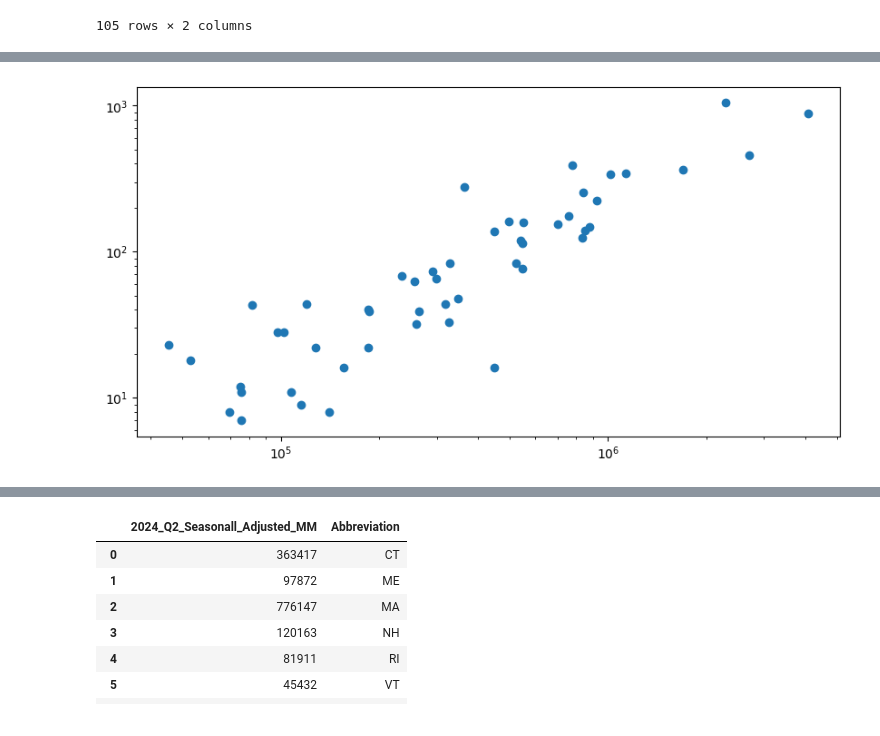
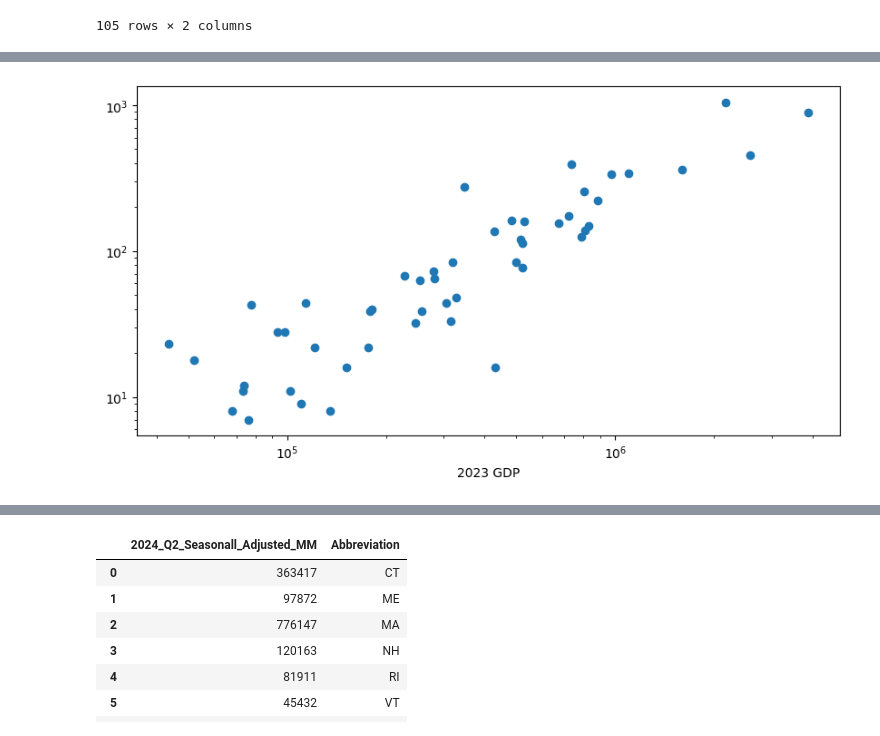
Before and after one commit to NathanDennis1/Modeling-Financial-Portfolios, a Jupyter notebook: milestone3/ms3_david.ipynb, the cells around one changed output, grey strips where cells are left out. Saved outputs shown, nothing was run; the diff lists cells and outputs as text; code cells hidden in the pictures.

```diff
--- a/milestone3/ms3_david.ipynb
+++ b/milestone3/ms3_david.ipynb
@@ -255,7 +264,8 @@ df_state_gdp =df_state_gdp.merge(right=df_, how='inner',left_on = 'Abbreviation'
 # %%
 fig, ax = plt.subplots(1,1,figsize=(10,5))
-ax.scatter(df_state_gdp['2024_Q2_Seasonall_Adjusted_MM'], df_state_gdp['count'])
+ax.scatter(df_state_gdp['2023_MM'], df_state_gdp['count'])
+ax.set_xlabel("2023 GDP")
 ax.set_xscale('log')
 ax.set_yscale('log')
 # %% [output]
-[figure, old version]
+[figure, new version]
```
Also changed, not shown: parts of 3 cells of this notebook, 5 other files.
